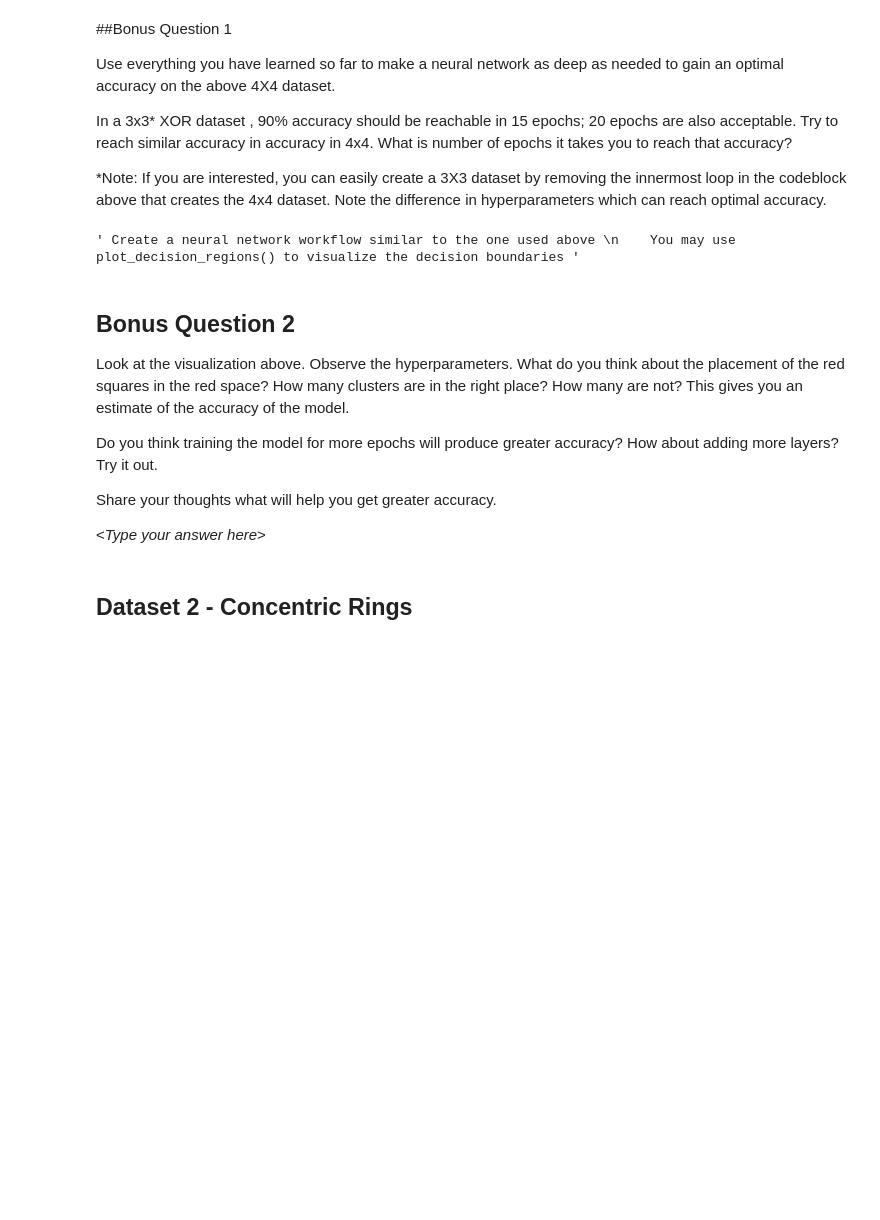
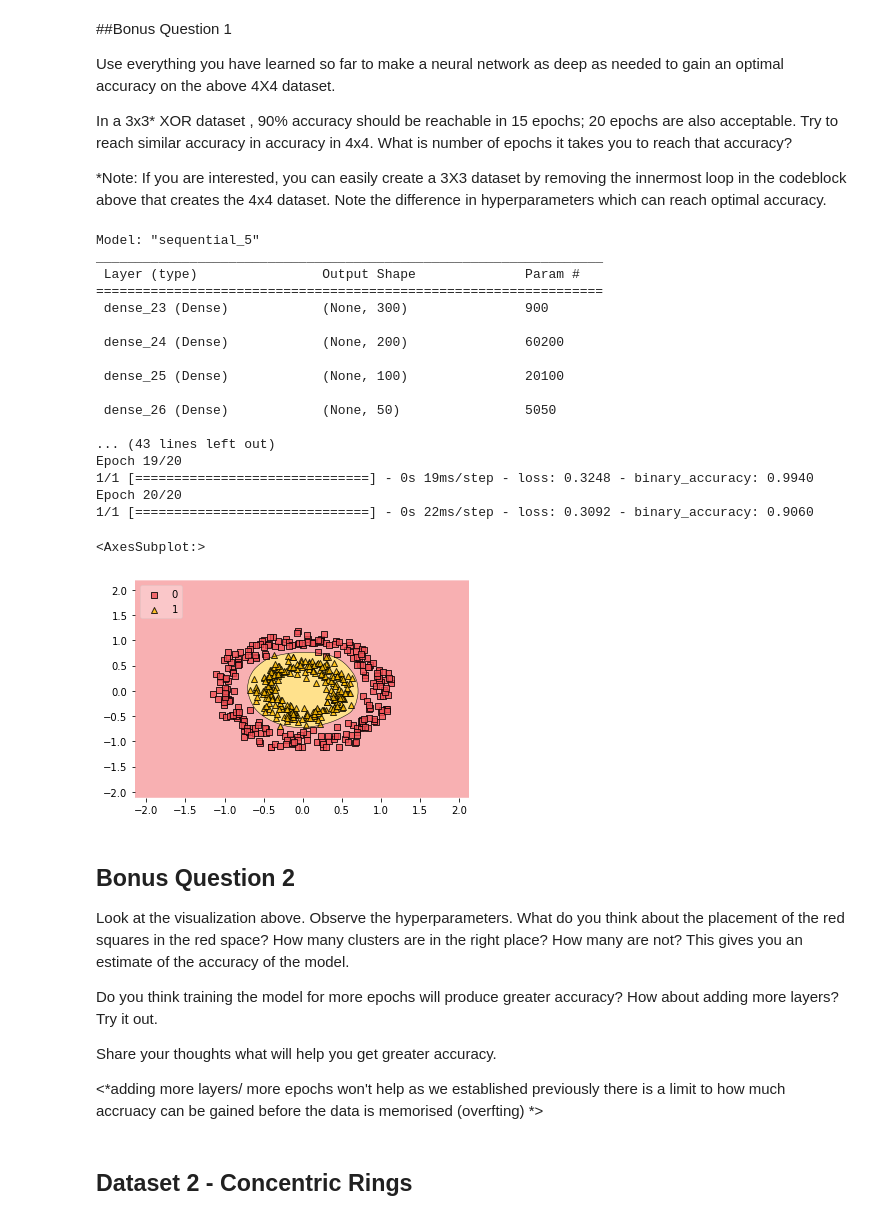
Before and after one commit to sharique13/FutureMakes2022, a Jupyter notebook: Day_3_Intro_to_Deep_Learning_SSA.ipynb, the cells around one changed output. Drawn from its saved outputs; the diff is of its cells as text; code cells hidden in the pictures; blank space fills up the shorter version.

```diff
--- a/Day_3_Intro_to_Deep_Learning_SSA.ipynb
+++ b/Day_3_Intro_to_Deep_Learning_SSA.ipynb
@@ -562,11 +570,57 @@ Use everything you have learned so far to make a neural network as deep as neede
 In a 3x3* XOR dataset , 90% accuracy should be reachable in 15 epochs; 20 epochs are also acceptable. Try to reach similar accuracy in accuracy in 4x4. What is number of epochs it takes you to reach that accuracy?
 
 *Note: If you are interested, you can easily create a 3X3 dataset by removing the innermost loop in the codeblock above that creates the 4x4 dataset. Note the difference in hyperparameters which can reach optimal accuracy.
-# %%
-""" Create a neural network workflow similar to the one used above
-    You may use plot_decision_regions() to visualize the decision boundaries """
-# %% [output]
-' Create a neural network workflow similar to the one used above \n    You may use plot_decision_regions() to visualize the decision boundaries '
+# %%
+""" Try out your code for Bonus Q1 here """
+
+# Define and instantiate model layers
+model = tf.keras.models.Sequential()
+model.add(tf.keras.Input(shape=(2)))
+
+#try ADDING MORE LAYERS below and changing the number of nodes
+model.add(tf.keras.layers.Dense(300, activation='relu'))
+model.add(tf.keras.layers.Dense(200, activation='relu'))
+model.add(tf.keras.layers.Dense(100, activation='relu'))
+model.add(tf.keras.layers.Dense(50, activation='relu'))
+
+
+#add the classification layer
+model.add(tf.keras.layers.Dense(1, activation='sigmoid'))
+model.summary()
+
+# Define optimizers, loss function and metrics
+
+model.compile(
+    optimizer=tf.keras.optimizers.RMSprop(),
+    loss=tf.keras.losses.BinaryCrossentropy(),
+    metrics=[tf.keras.metrics.BinaryAccuracy()],
+)
+
+# Fit model
+model.fit(data, target, epochs = 20, batch_size=data.shape[0])
+
+# Visualize learned boundaries
+plot_decision_regions(data, target.reshape(-1), clf=model, legend=2, colors = '#F15156,#FFBD00')
+# %% [output]
+Model: "sequential_5"
+_________________________________________________________________
+ Layer (type)                Output Shape              Param #
+=================================================================
+ dense_23 (Dense)            (None, 300)               900
+
+ dense_24 (Dense)            (None, 200)               60200
+
+ dense_25 (Dense)            (None, 100)               20100
+
+ dense_26 (Dense)            (None, 50)                5050
+
+... (43 lines left out)
+Epoch 19/20
+1/1 [==============================] - 0s 19ms/step - loss: 0.3248 - binary_accuracy: 0.9940
+Epoch 20/20
+1/1 [==============================] - 0s 22ms/step - loss: 0.3092 - binary_accuracy: 0.9060
+<AxesSubplot:>
+[figure, added]
 # %% [markdown]
 ## Bonus Question 2
 
@@ -576,7 +630,7 @@ Do you think training the model for more epochs will produce greater accuracy? H
 
 Share your thoughts what will help you get greater accuracy.
 
-\<*Type your answer here*\>
+\<*adding more layers/ more epochs won't help as we established previously there is a limit to how much accruacy can be gained before the data is memorised (overfting) *\>
 # %% [markdown]
 ## Dataset 2 - Concentric Rings
 # %%
```
Also changed, not shown: parts of 19 cells of this notebook.
